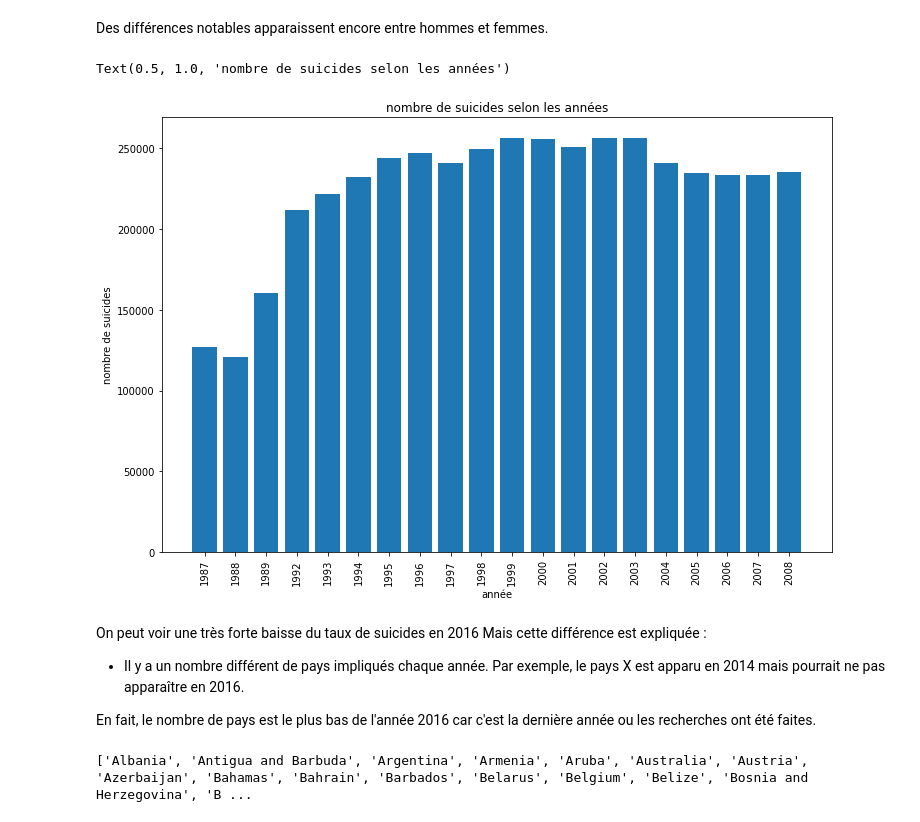
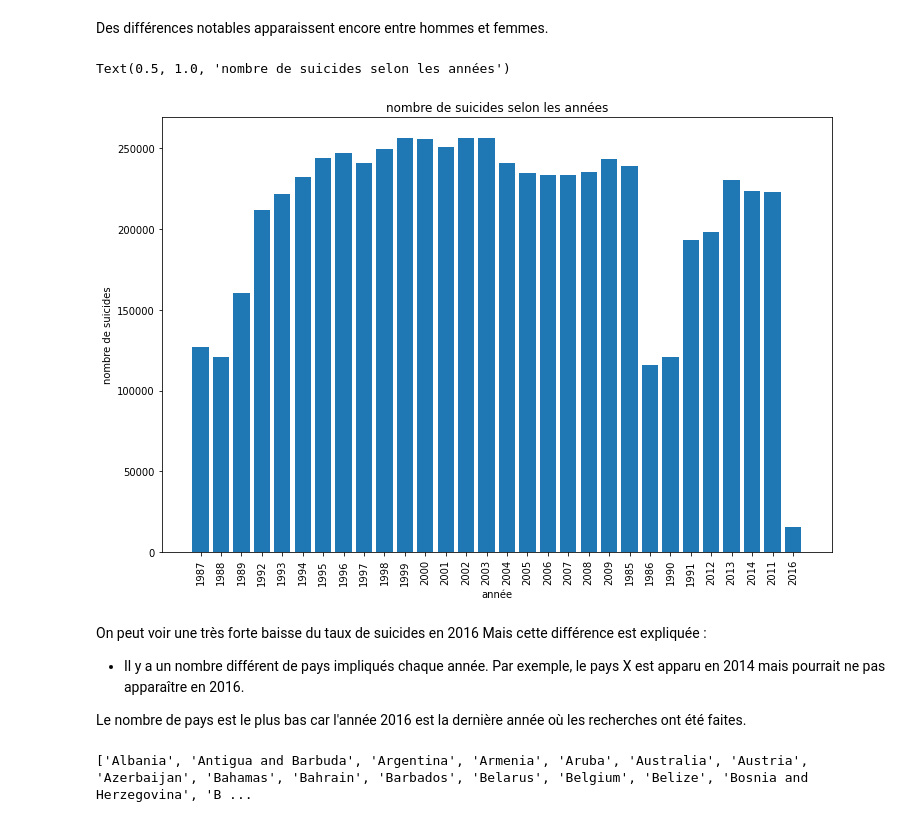
Before and after one commit to Celine-Tang/Projet-traitement-de-donn-es, a Jupyter notebook: Projet_traitement_de_données.ipynb, the cells around one changed output. Saved outputs shown, nothing was run; the diff lists cells and outputs as text; code cells hidden in the pictures.

```diff
--- a/Projet_traitement_de_données.ipynb
+++ b/Projet_traitement_de_données.ipynb
@@ -400,32 +416,32 @@ def graphe_annee():
 # %%
 %matplotlib inline
 import matplotlib.pyplot as plt
 plt.rcParams['figure.figsize'] = [12, 8]
 barWidth = 0.9
 bars1 = [3, 3, 1]
 
 L = graphe_annee()
 r1,r2 = [],[]
 
-for i in range(20) :
+for i in range(30) :
     if i<len(L) :
         r1.append(L[i][0])
         r2.append(float(L[i][1]))
 
 plt.xticks(rotation=90)
 plt.bar(r1, r2)
 plt.xlabel('année')
 plt.ylabel('nombre de suicides')
 plt.title('nombre de suicides selon les années')
 # %% [output]
 Text(0.5, 1.0, 'nombre de suicides selon les années')
-[figure, old version]
+[figure, new version]
 # %% [markdown]
 On peut voir une très forte baisse du taux de suicides en 2016
 Mais cette différence est expliquée :
 - Il y a un nombre différent de pays impliqués chaque année. Par exemple, le pays X est apparu en 2014 mais pourrait ne pas apparaître en 2016.
 
-En fait, le nombre de pays est le plus bas de l'année 2016 car c'est la dernière année ou les recherches ont été faites.
+Le nombre de pays est le plus bas car l'année 2016 est la dernière année où les recherches ont été faites.
 # %%
 def dif_pays():
     P = []
```
Also changed, not shown: parts of 4 cells of this notebook.
